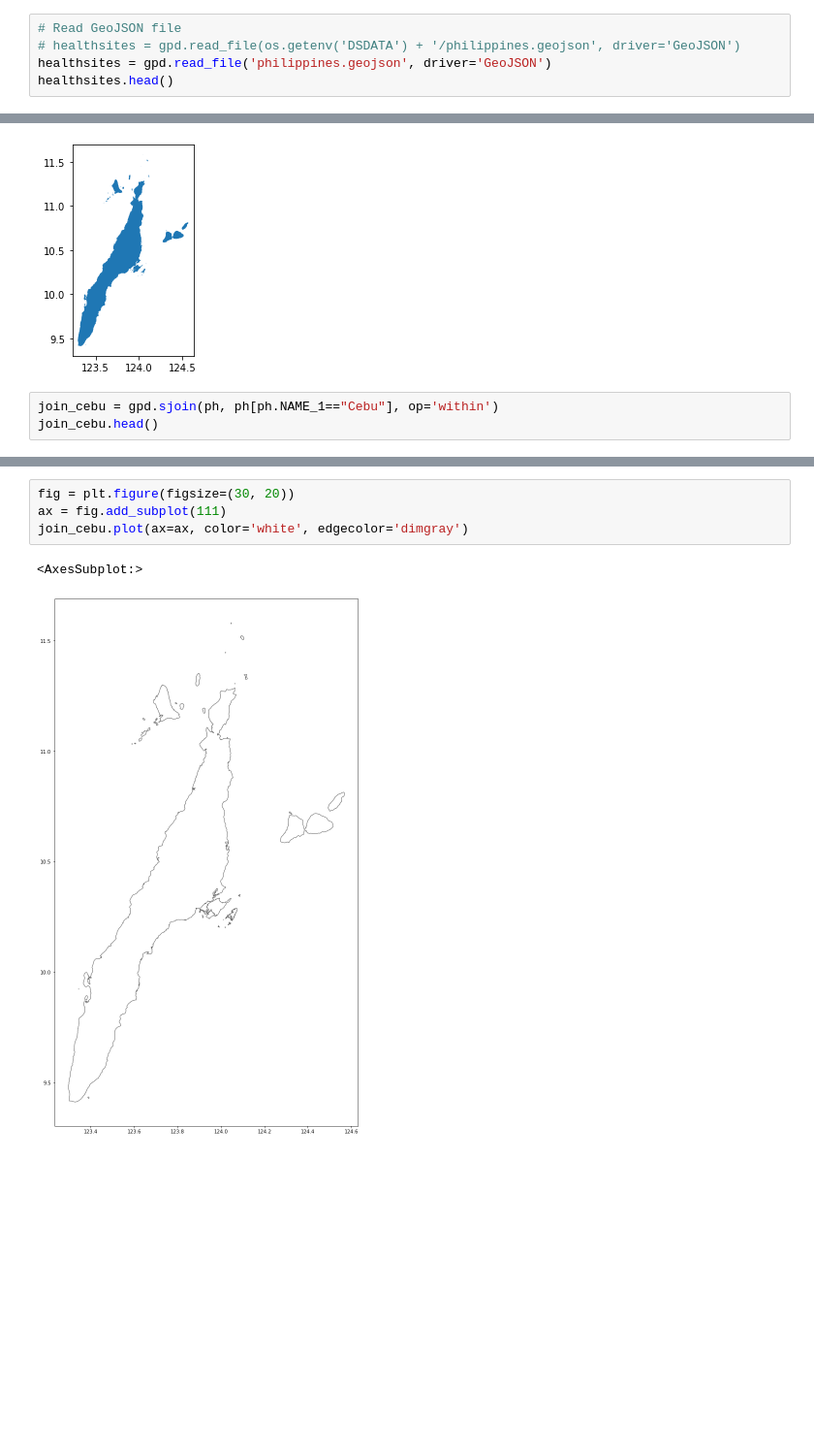
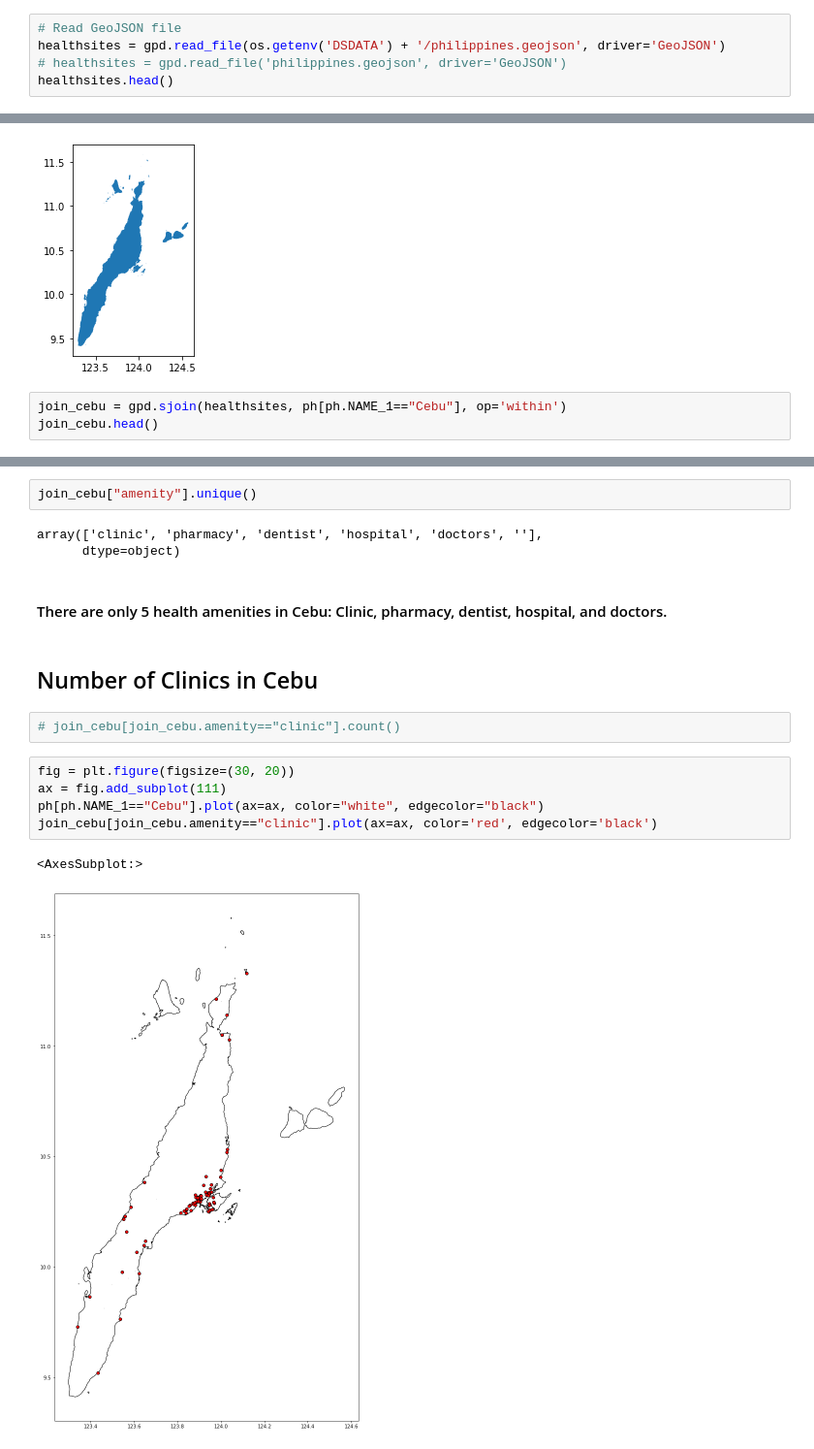
Before and after one commit to lexcyman/datasci-geospacial, a Jupyter notebook: GeospacialData-S12.ipynb, the cells around one changed output, grey strips where cells are left out. Shown at 97% size. Cells and saved outputs as stored; diff of their text form; blank space fills up the shorter version.

```diff
--- a/GeospacialData-S12.ipynb
+++ b/GeospacialData-S12.ipynb
@@ -61,8 +69,8 @@ The data below is from the Humanitarian Data Exchange. Download it and place it
 Philippine Health Sites: https://data.humdata.org/dataset/20e5069f-1eb8-465b-98c8-3442a62cd3f0/resource/ca65b30e-02c8-4fad-8771-fb220ddc444f/download/philippines.geojson
 # %%
 # Read GeoJSON file
-# healthsites = gpd.read_file(os.getenv('DSDATA') + '/philippines.geojson', driver='GeoJSON')
-healthsites = gpd.read_file('philippines.geojson', driver='GeoJSON')
+healthsites = gpd.read_file(os.getenv('DSDATA') + '/philippines.geojson', driver='GeoJSON')
+# healthsites = gpd.read_file('philippines.geojson', driver='GeoJSON')
 healthsites.head()
 # %% [output]
 |  | osm_id | osm_type | completeness | is_in_health_zone | amenity | speciality | addr_street | operator | ... |
@@ -437,6 +438,6 @@ mm.plot()
 <AxesSubplot:>
 [figure]
 # %%
-join_cebu = gpd.sjoin(ph, ph[ph.NAME_1=="Cebu"], op='within')
+join_cebu = gpd.sjoin(healthsites, ph[ph.NAME_1=="Cebu"], op='within')
 join_cebu.head()
 # %% [output]
@@ -446,7 +451,19 @@ join_cebu.head()
+# %%
+join_cebu["amenity"].unique()
+# %% [output]
+array(['clinic', 'pharmacy', 'dentist', 'hospital', 'doctors', ''],
+      dtype=object)
+# %% [markdown]
+#### There are only 5 health amenities in Cebu: Clinic, pharmacy, dentist, hospital, and doctors.
+# %% [markdown]
+## Number of Clinics in Cebu
+# %%
+# join_cebu[join_cebu.amenity=="clinic"].count()
 # %%
 fig = plt.figure(figsize=(30, 20))
 ax = fig.add_subplot(111)
-join_cebu.plot(ax=ax, color='white', edgecolor='dimgray')
+ph[ph.NAME_1=="Cebu"].plot(ax=ax, color="white", edgecolor="black")
+join_cebu[join_cebu.amenity=="clinic"].plot(ax=ax, color='red', edgecolor='black')
 # %% [output]
 <AxesSubplot:>
-[figure, old version]
+[figure, new version]
```
Also changed, not shown: parts of 32 cells of this notebook, 1 other file.
